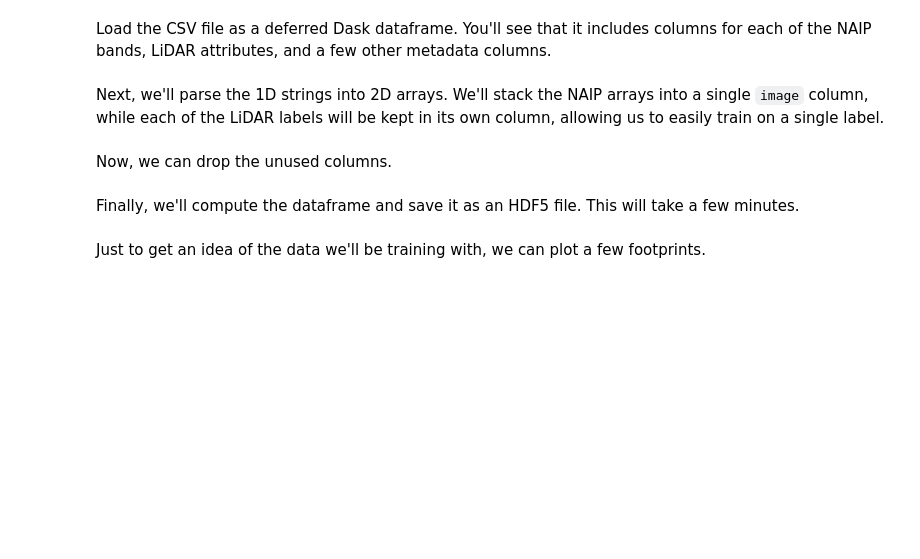
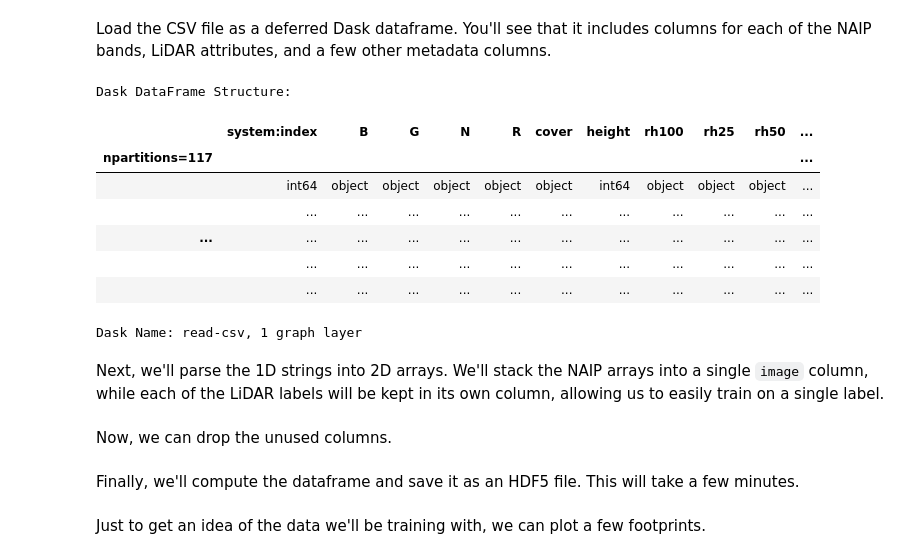
Before and after one commit to lemma-osu/naip-cnn, a Jupyter notebook: notebooks/01_sampling.ipynb, the cells around one changed output. Cells and saved outputs as stored; diff of their text form; code cells hidden in the pictures; blank space fills up the shorter version.

```diff
--- a/notebooks/01_sampling.ipynb
+++ b/notebooks/01_sampling.ipynb
@@ -34,0 +26,7 @@ naip = ACQUISITION.load_naip()
+# %%
+dataset = TrainingDataset(
+    acquisition=MAL2016_CanyonCreek,
+    footprint=(150, 150),
+    naip_res=1.0,
+    lidar_res=30.0,
+)
@@ -35,3 +35,6 @@ naip = ACQUISITION.load_naip()
+# %%
+lidar = dataset.acquisition.load_lidar(scale=dataset.lidar_res)
+naip = dataset.acquisition.load_naip(scale=dataset.naip_res)
 # %% [markdown]
 ## Generate Sample Footprints
 
@@ -106,8 +117,18 @@ client
 # %% [markdown]
 Load the CSV file as a deferred Dask dataframe. You'll see that it includes columns for each of the NAIP bands, LiDAR attributes, and a few other metadata columns.
 # %%
-df = dd.read_csv(f"../data/training/{FILE_NAME}.csv")
+df = dd.read_csv(dataset.csv_path)
 df
+# %% [output]
+Dask DataFrame Structure:
+|  | system:index | B | G | N | R | cover | height | rh100 | rh25 | rh50 | ... |
+| npartitions=117 |  |  |  |  |  |  |  |  |  |  | ... |
+|  | int64 | object | object | object | object | object | int64 | object | object | object | ... |
+|  | ... | ... | ... | ... | ... | ... | ... | ... | ... | ... | ... |
+| ... | ... | ... | ... | ... | ... | ... | ... | ... | ... | ... | ... |
+|  | ... | ... | ... | ... | ... | ... | ... | ... | ... | ... | ... |
+|  | ... | ... | ... | ... | ... | ... | ... | ... | ... | ... | ... |
+Dask Name: read-csv, 1 graph layer
 # %% [markdown]
 Next, we'll parse the 1D strings into 2D arrays. We'll stack the NAIP arrays into a single `image` column, while each of the LiDAR labels will be kept in its own column, allowing us to easily train on a single label.
 # %%
```
Also changed, not shown: parts of 15 cells of this notebook, 9 other files.
